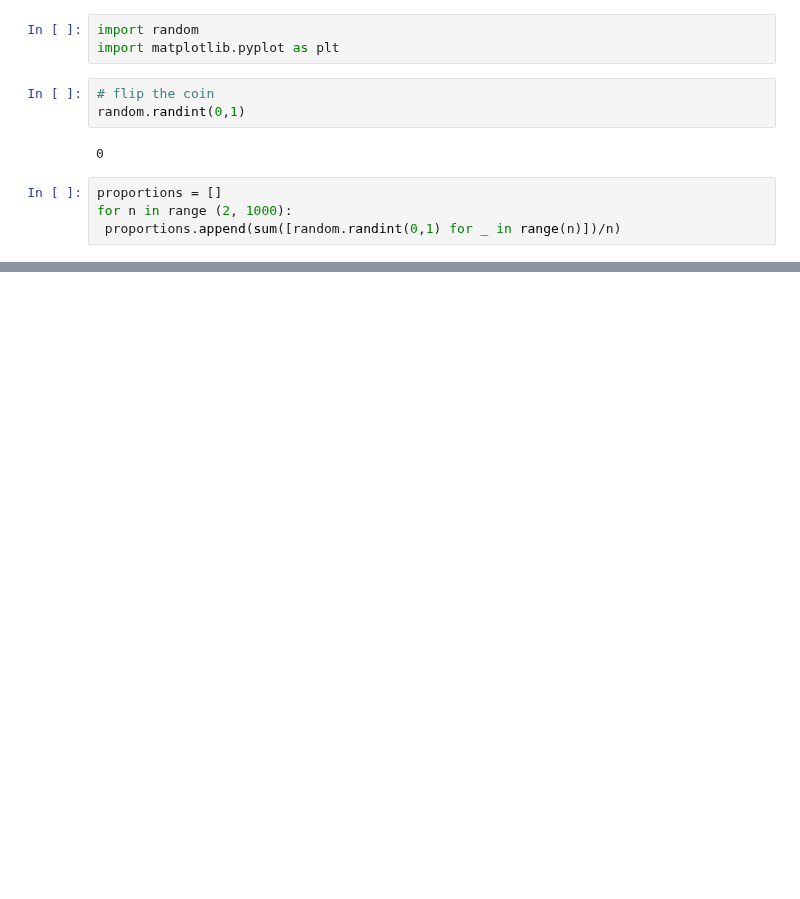
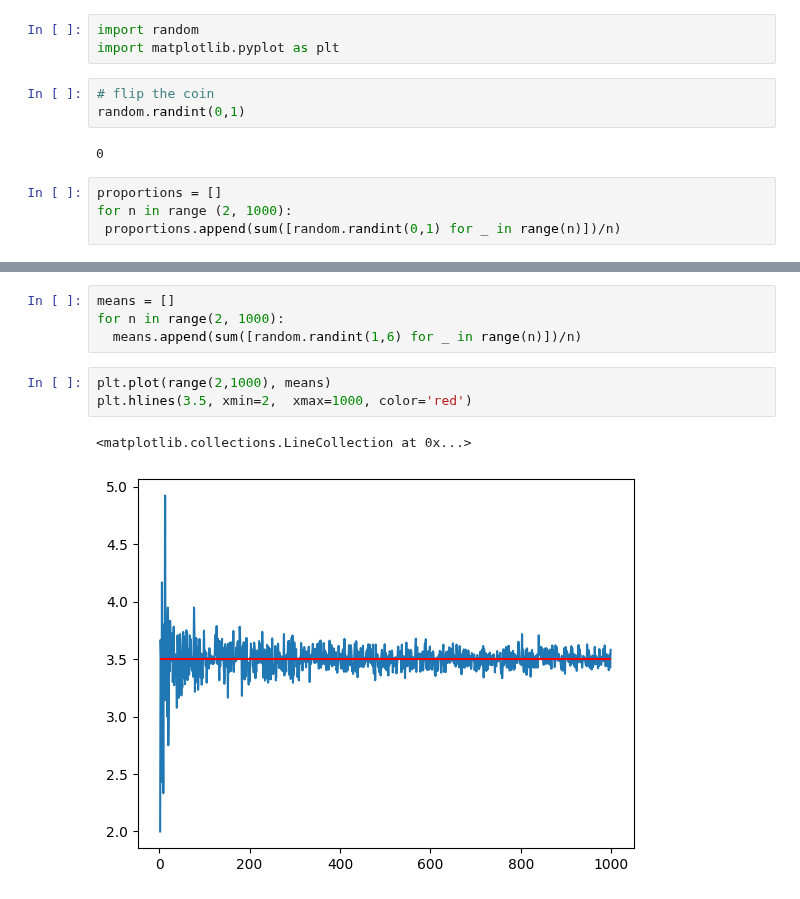
Before and after one commit to it-ces/PUBLIC-AI, a Jupyter notebook: Probability/Simlab/Law_of_large_numbers(ai_page).ipynb, the cells around one changed output, grey strips where cells are left out. Drawn from its saved outputs; the diff is of its cells as text; blank space fills up the shorter version.

```diff
--- a/Probability/Simlab/Law_of_large_numbers(ai_page).ipynb
+++ b/Probability/Simlab/Law_of_large_numbers(ai_page).ipynb
@@ -20,0 +30,10 @@ plt.hlines(0.5, xmin=0,  xmax=1000, color='red')
+# %%
+means = []
+for n in range(2, 1000):
+  means.append(sum([random.randint(1,6) for _ in range(n)])/n)
+# %%
+plt.plot(range(2,1000), means)
+plt.hlines(3.5, xmin=2,  xmax=1000, color='red')
+# %% [output]
+<matplotlib.collections.LineCollection at 0x...>
+[figure, added]
```
Also changed, not shown: parts of 2 cells of this notebook.
